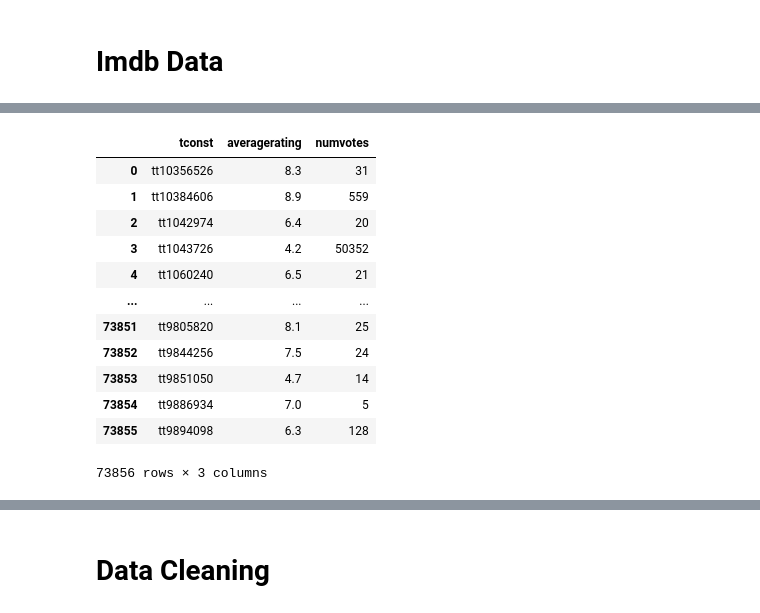
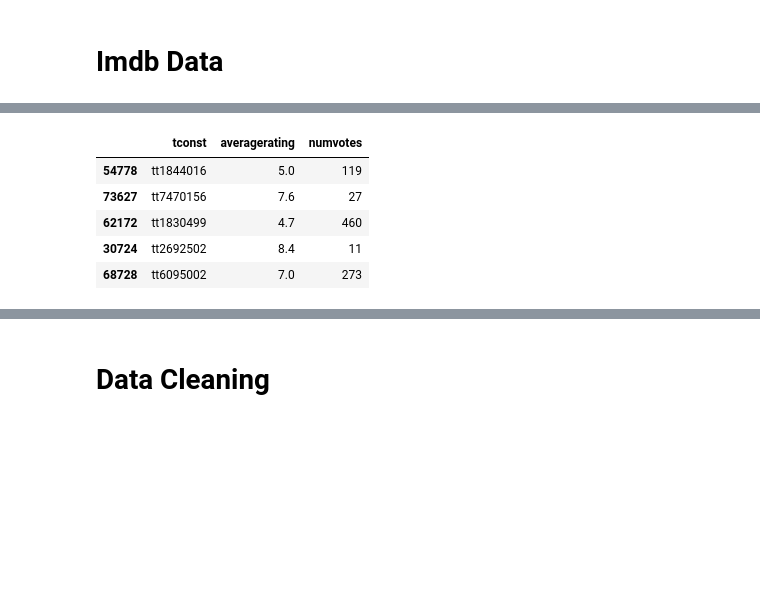
Before and after one commit to gt1719/Movie-Data-Analysis, a Jupyter notebook: movie_data_analysis.ipynb, the cells around one changed output, grey strips where cells are left out. Saved outputs shown, nothing was run; the diff lists cells and outputs as text; code cells hidden in the pictures; blank space fills up the shorter version.

```diff
--- a/movie_data_analysis.ipynb
+++ b/movie_data_analysis.ipynb
@@ -184,17 +140,10 @@ Name: genres, Length: 1085, dtype: int64
 # %%
 df_imdb_rating = pd.read_csv('data/imdb.title.ratings.csv.gz')
-df_imdb_rating
+df_imdb_rating.sample(5)
 # %% [output]
 |  | tconst | averagerating | numvotes |
-| 0 | tt10356526 | 8.3 | 31 |
-| 1 | tt10384606 | 8.9 | 559 |
-| 2 | tt1042974 | 6.4 | 20 |
-| 3 | tt1043726 | 4.2 | 50352 |
-| 4 | tt1060240 | 6.5 | 21 |
-| ... | ... | ... | ... |
-| 73851 | tt9805820 | 8.1 | 25 |
-| 73852 | tt9844256 | 7.5 | 24 |
-| 73853 | tt9851050 | 4.7 | 14 |
-| 73854 | tt9886934 | 7.0 | 5 |
-| 73855 | tt9894098 | 6.3 | 128 |
+| 54778 | tt1844016 | 5.0 | 119 |
+| 73627 | tt7470156 | 7.6 | 27 |
+| 62172 | tt1830499 | 4.7 | 460 |
+| 30724 | tt2692502 | 8.4 | 11 |
+| 68728 | tt6095002 | 7.0 | 273 |
-73856 rows × 3 columns
```
Also changed, not shown: parts of 57 cells of this notebook, 4 other files.
